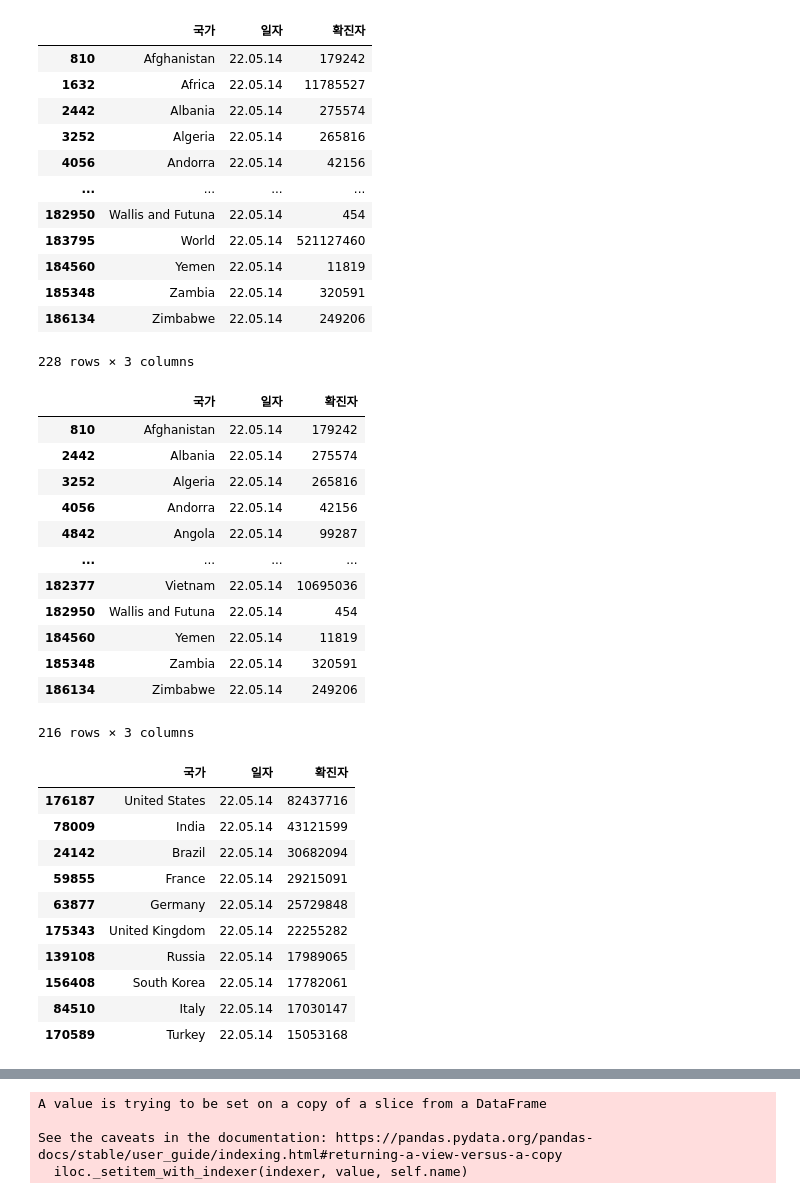
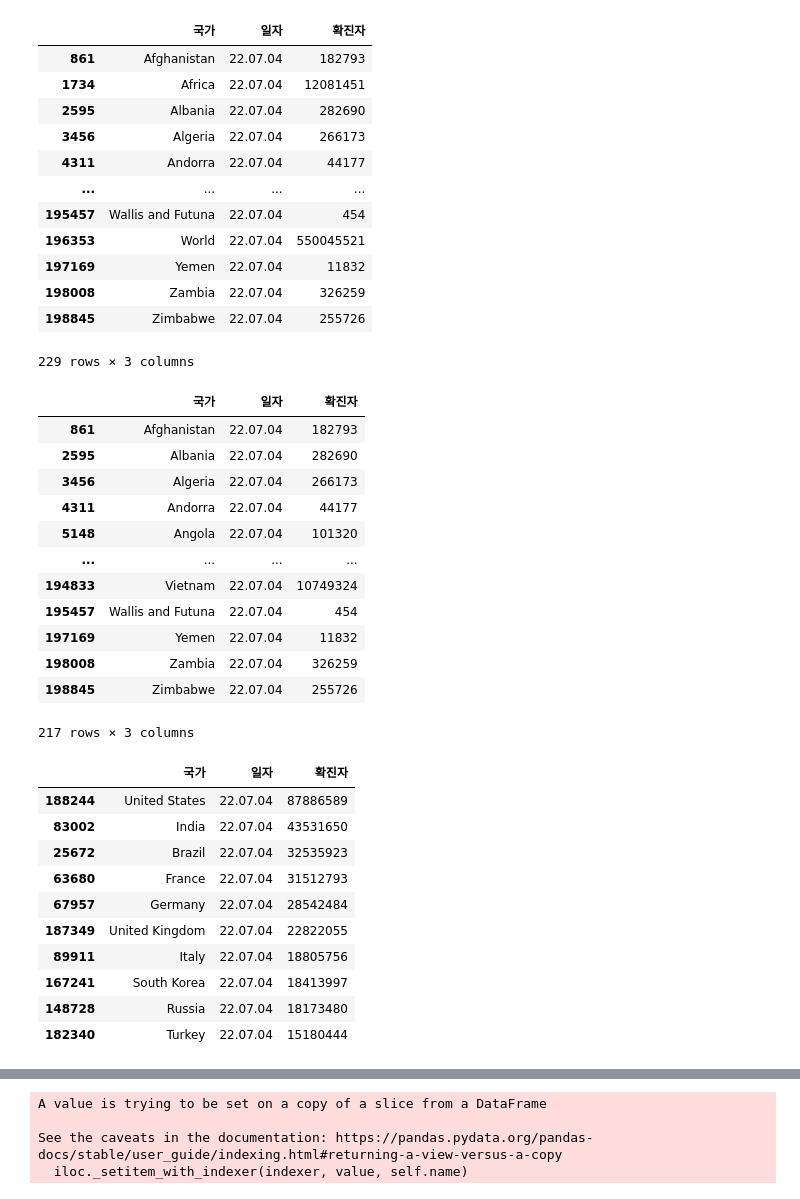
Before and after one commit to cpwoo/ProjectCorona, a Jupyter notebook: pie chart.ipynb, the cells around one changed output, grey strips where cells are left out. Saved outputs shown, nothing was run; the diff lists cells and outputs as text; code cells hidden in the pictures.

```diff
--- a/pie chart.ipynb
+++ b/pie chart.ipynb
@@ -7,28 +7,28 @@ matplotlib.rcParams['axes.unicode_minus'] = False
 # %%
 import pandas as pd
 import numpy as np
 df = pd.read_excel('owid-covid-data.xlsx', usecols='C:E')
 df.rename(columns={'location':'국가','date':'일자', 'total_cases':'확진자'}, inplace=True)
 df = df.fillna(0)
 df['일자'] = pd.to_datetime(df['일자'])
 df['일자'] = df['일자'].dt.strftime('%y.%m.%d')
-df = df[df['일자'] == '22.05.14']
+df = df[df['일자'] == '22.07.04']
 df['확진자'] = df['확진자'].astype(int)
 df
 # %% [output]
 |  | 국가 | 일자 | 확진자 |
-| 810 | Afghanistan | 22.05.14 | 179242 |
-| 1632 | Africa | 22.05.14 | 11785527 |
-| 2442 | Albania | 22.05.14 | 275574 |
-| 3252 | Algeria | 22.05.14 | 265816 |
-| 4056 | Andorra | 22.05.14 | 42156 |
+| 861 | Afghanistan | 22.07.04 | 182793 |
+| 1734 | Africa | 22.07.04 | 12081451 |
+| 2595 | Albania | 22.07.04 | 282690 |
+| 3456 | Algeria | 22.07.04 | 266173 |
+| 4311 | Andorra | 22.07.04 | 44177 |
 | ... | ... | ... | ... |
-| 182950 | Wallis and Futuna | 22.05.14 | 454 |
-| 183795 | World | 22.05.14 | 521127460 |
-| 184560 | Yemen | 22.05.14 | 11819 |
-| 185348 | Zambia | 22.05.14 | 320591 |
-| 186134 | Zimbabwe | 22.05.14 | 249206 |
+| 195457 | Wallis and Futuna | 22.07.04 | 454 |
+| 196353 | World | 22.07.04 | 550045521 |
+| 197169 | Yemen | 22.07.04 | 11832 |
+| 198008 | Zambia | 22.07.04 | 326259 |
+| 198845 | Zimbabwe | 22.07.04 | 255726 |
-228 rows × 3 columns
+229 rows × 3 columns
 # %%
 continents = ['Africa', 'Asia', 'Europe', 'European Union', 'High income', 'Upper middle income', 'Low income',
               'Lower middle income', 'North America', 'South Africa', 'South America', 'World']
@@ -37,34 +37,34 @@ df = df[~filt]
 df
 # %% [output]
 |  | 국가 | 일자 | 확진자 |
-| 810 | Afghanistan | 22.05.14 | 179242 |
-| 2442 | Albania | 22.05.14 | 275574 |
-| 3252 | Algeria | 22.05.14 | 265816 |
-| 4056 | Andorra | 22.05.14 | 42156 |
-| 4842 | Angola | 22.05.14 | 99287 |
+| 861 | Afghanistan | 22.07.04 | 182793 |
+| 2595 | Albania | 22.07.04 | 282690 |
+| 3456 | Algeria | 22.07.04 | 266173 |
+| 4311 | Andorra | 22.07.04 | 44177 |
+| 5148 | Angola | 22.07.04 | 101320 |
 | ... | ... | ... | ... |
-| 182377 | Vietnam | 22.05.14 | 10695036 |
-| 182950 | Wallis and Futuna | 22.05.14 | 454 |
-| 184560 | Yemen | 22.05.14 | 11819 |
-| 185348 | Zambia | 22.05.14 | 320591 |
-| 186134 | Zimbabwe | 22.05.14 | 249206 |
+| 194833 | Vietnam | 22.07.04 | 10749324 |
+| 195457 | Wallis and Futuna | 22.07.04 | 454 |
+| 197169 | Yemen | 22.07.04 | 11832 |
+| 198008 | Zambia | 22.07.04 | 326259 |
+| 198845 | Zimbabwe | 22.07.04 | 255726 |
-216 rows × 3 columns
+217 rows × 3 columns
 # %%
 df = df.sort_values(by=['확진자'], ascending=0)
 df_top = df.head(10)
 df_top
 # %% [output]
 |  | 국가 | 일자 | 확진자 |
-| 176187 | United States | 22.05.14 | 82437716 |
-| 78009 | India | 22.05.14 | 43121599 |
-| 24142 | Brazil | 22.05.14 | 30682094 |
-| 59855 | France | 22.05.14 | 29215091 |
-| 63877 | Germany | 22.05.14 | 25729848 |
-| 175343 | United Kingdom | 22.05.14 | 22255282 |
-| 139108 | Russia | 22.05.14 | 17989065 |
-| 156408 | South Korea | 22.05.14 | 17782061 |
-| 84510 | Italy | 22.05.14 | 17030147 |
-| 170589 | Turkey | 22.05.14 | 15053168 |
+| 188244 | United States | 22.07.04 | 87886589 |
+| 83002 | India | 22.07.04 | 43531650 |
+| 25672 | Brazil | 22.07.04 | 32535923 |
+| 63680 | France | 22.07.04 | 31512793 |
+| 67957 | Germany | 22.07.04 | 28542484 |
+| 187349 | United Kingdom | 22.07.04 | 22822055 |
+| 89911 | Italy | 22.07.04 | 18805756 |
+| 167241 | South Korea | 22.07.04 | 18413997 |
+| 148728 | Russia | 22.07.04 | 18173480 |
+| 182340 | Turkey | 22.07.04 | 15180444 |
 # %%
 df_etc = df.iloc[10:]
 df_etc
```
Also changed, not shown: parts of 5 cells of this notebook, 4 other files.
